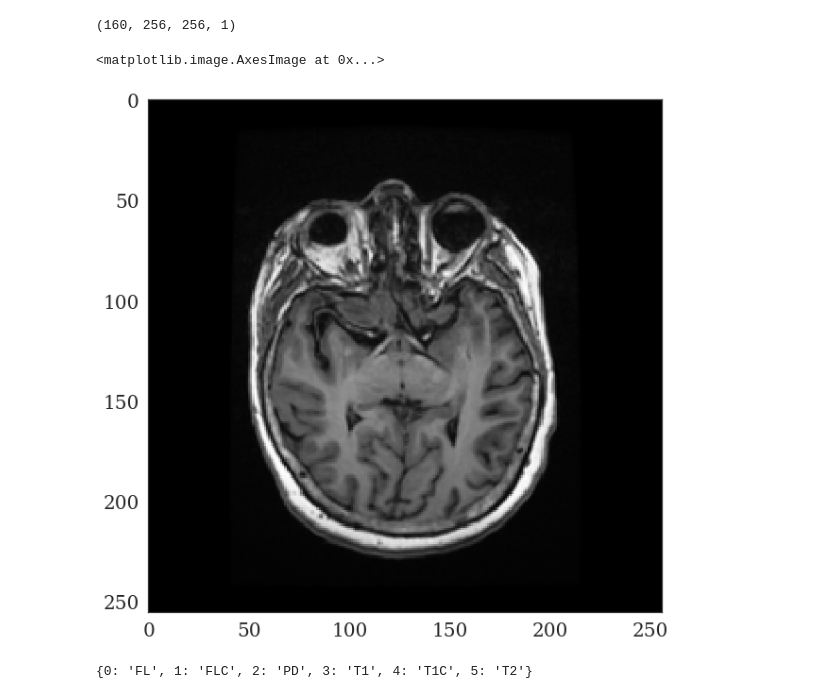
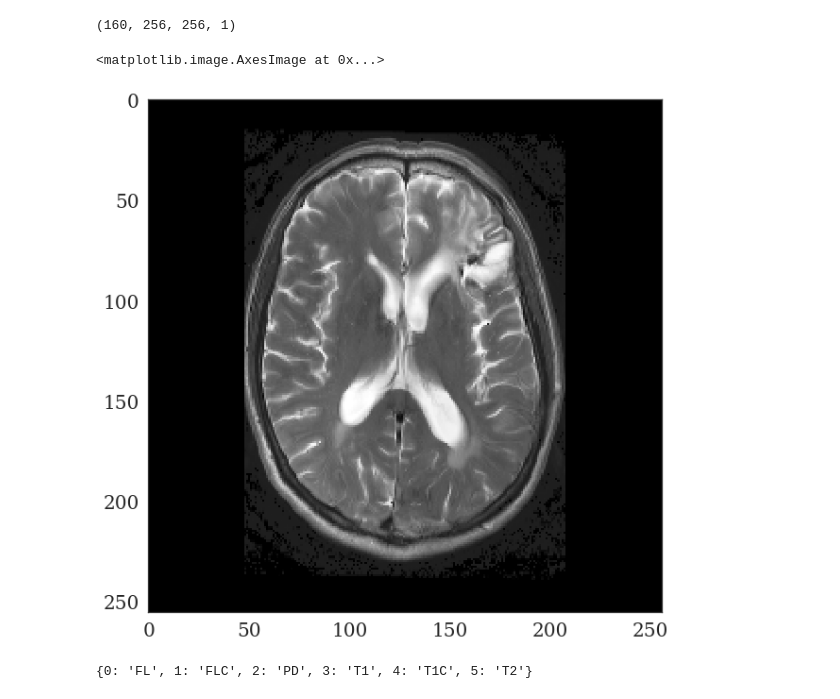
Before and after one commit to sremedios/phinet, a Jupyter notebook: gradcam_test.ipynb, the cells around one changed output. Cells and saved outputs as stored; diff of their text form; code cells hidden in the pictures.

```diff
--- a/gradcam_test.ipynb
+++ b/gradcam_test.ipynb
@@ -74,6 +74,7 @@ instance_size = (256, 256)
 num_classes = 6
 progbar_length = 40
 
-fname = Path('data/preprocess/T1/1030_2a_MR_T1.nii.gz')
+#fname = Path('data/preprocess/T1/1030_2a_MR_T1.nii.gz')
+fname = Path("data/preprocess/FLC/04-3058_1a_0604_SFLAIRDYNPOST2.nii.gz")
 GPUID = '0'
 os.environ['CUDA_VISIBLE_DEVICES'] = GPUID
@@ -116,7 +129,7 @@ img_slices.shape
 # %% [output]
 (160, 256, 256, 1)
 # %%
-plt.imshow(img_slices[80, :, :, 0].T, cmap='Greys_r')
+plt.imshow(img_slices[50, :, :, 0].T, cmap='Greys_r')
 # %% [output]
 <matplotlib.image.AxesImage at 0x...>
-[figure, old version]
+[figure, new version]
```
Also changed, not shown: parts of 5 cells of this notebook, 6 other files.
